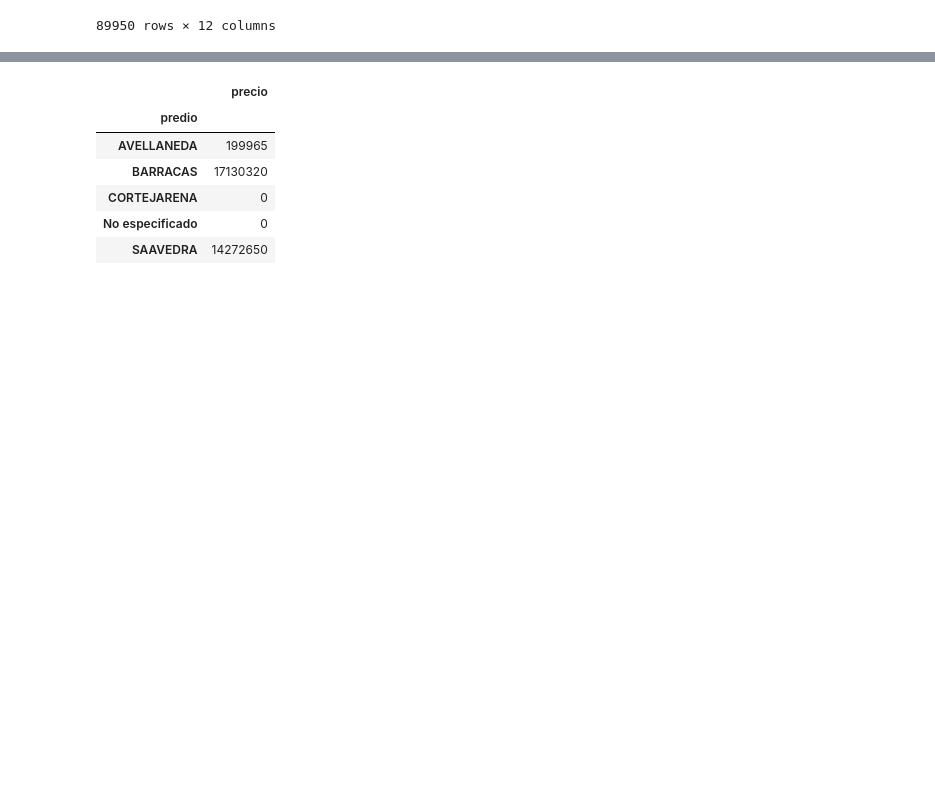
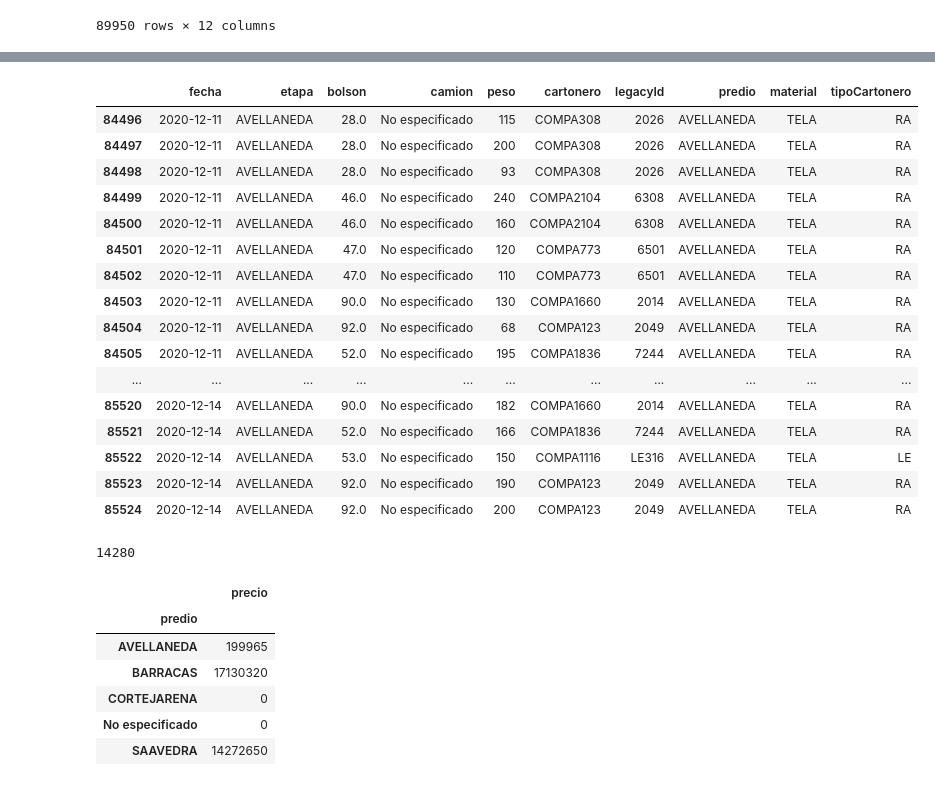
Before and after one commit to Taller-Datos-Populares-UBA/MTE, a Jupyter notebook: notebooks/Grupo1-nuevo.ipynb, the cells around one changed output, grey strips where cells are left out. Saved outputs shown, nothing was run; the diff lists cells and outputs as text; code cells hidden in the pictures; blank space fills up the shorter version.

```diff
--- a/notebooks/Grupo1-nuevo.ipynb
+++ b/notebooks/Grupo1-nuevo.ipynb
@@ -88,0 +125,20 @@ pago_por_compa(df, df_precios)
+# %%
+df[df.predio=="AVELLANEDA"]
+# %% [output]
+|  | fecha | etapa | bolson | camion | peso | cartonero | legacyId | predio | material | tipoCartonero |
+| 84496 | 2020-12-11 | AVELLANEDA | 28.0 | No especificado | 115 | COMPA308 | 2026 | AVELLANEDA | TELA | RA |
+| 84497 | 2020-12-11 | AVELLANEDA | 28.0 | No especificado | 200 | COMPA308 | 2026 | AVELLANEDA | TELA | RA |
+| 84498 | 2020-12-11 | AVELLANEDA | 28.0 | No especificado | 93 | COMPA308 | 2026 | AVELLANEDA | TELA | RA |
+| 84499 | 2020-12-11 | AVELLANEDA | 46.0 | No especificado | 240 | COMPA2104 | 6308 | AVELLANEDA | TELA | RA |
+| 84500 | 2020-12-11 | AVELLANEDA | 46.0 | No especificado | 160 | COMPA2104 | 6308 | AVELLANEDA | TELA | RA |
+| 84501 | 2020-12-11 | AVELLANEDA | 47.0 | No especificado | 120 | COMPA773 | 6501 | AVELLANEDA | TELA | RA |
+| 84502 | 2020-12-11 | AVELLANEDA | 47.0 | No especificado | 110 | COMPA773 | 6501 | AVELLANEDA | TELA | RA |
+| 84503 | 2020-12-11 | AVELLANEDA | 90.0 | No especificado | 130 | COMPA1660 | 2014 | AVELLANEDA | TELA | RA |
+| 84504 | 2020-12-11 | AVELLANEDA | 92.0 | No especificado | 68 | COMPA123 | 2049 | AVELLANEDA | TELA | RA |
+| 84505 | 2020-12-11 | AVELLANEDA | 52.0 | No especificado | 195 | COMPA1836 | 7244 | AVELLANEDA | TELA | RA |
+| ... | ... | ... | ... | ... | ... | ... | ... | ... | ... | ... |
+| 85520 | 2020-12-14 | AVELLANEDA | 90.0 | No especificado | 182 | COMPA1660 | 2014 | AVELLANEDA | TELA | RA |
+| 85521 | 2020-12-14 | AVELLANEDA | 52.0 | No especificado | 166 | COMPA1836 | 7244 | AVELLANEDA | TELA | RA |
+| 85522 | 2020-12-14 | AVELLANEDA | 53.0 | No especificado | 150 | COMPA1116 | LE316 | AVELLANEDA | TELA | LE |
+| 85523 | 2020-12-14 | AVELLANEDA | 92.0 | No especificado | 190 | COMPA123 | 2049 | AVELLANEDA | TELA | RA |
+| 85524 | 2020-12-14 | AVELLANEDA | 92.0 | No especificado | 200 | COMPA123 | 2049 | AVELLANEDA | TELA | RA |
@@ -89,3 +150,7 @@ pago_por_compa(df, df_precios)
+# %%
+pago_ind[0]
+# %% [output]
+14280
 # %%
 def pago_por_predio(df, df_precios):
     df_pagos = retornar_df_pagos(df, df_precios)
```
Also changed, not shown: parts of 9 cells of this notebook, 4 other files.
